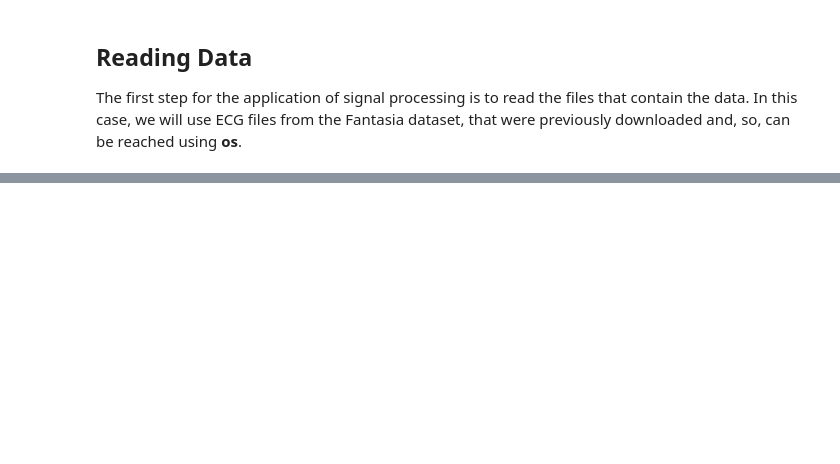
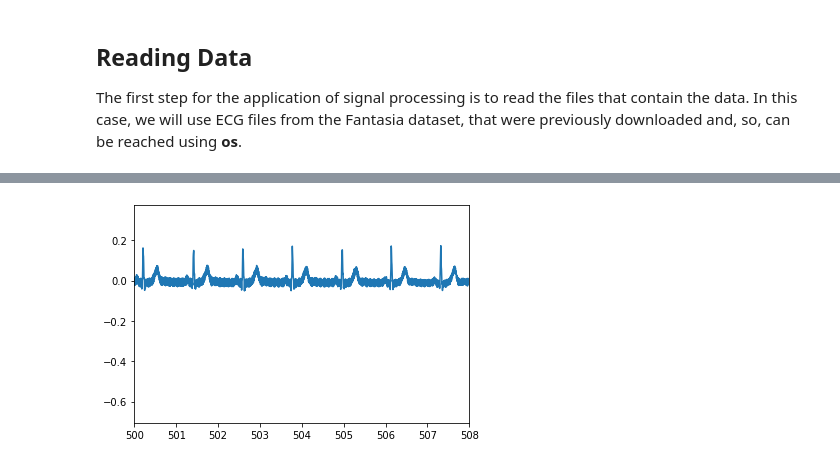
Before and after one commit to djsabelo/BiosignalsDeepLearningWorkshop, a Jupyter notebook: SignalProcessingForSynthesis.ipynb, the cells around one changed output, grey strips where cells are left out. Saved outputs shown, nothing was run; the diff lists cells and outputs as text; code cells hidden in the pictures; blank space fills up the shorter version.

```diff
--- a/SignalProcessingForSynthesis.ipynb
+++ b/SignalProcessingForSynthesis.ipynb
@@ -44,0 +120,11 @@ print(files)
+# %%
+# Let's see the second normalised signal
+signal = normalised_data[1]
+time = np.arange(0, len(signal)/250, 1/250)
+
+plt.figure()
+plt.plot(time, signal)
+plt.xlim(500, 508)
+plt.show()
+# %% [output]
+[figure, added]
```
Also changed, not shown: parts of 18 cells of this notebook.
